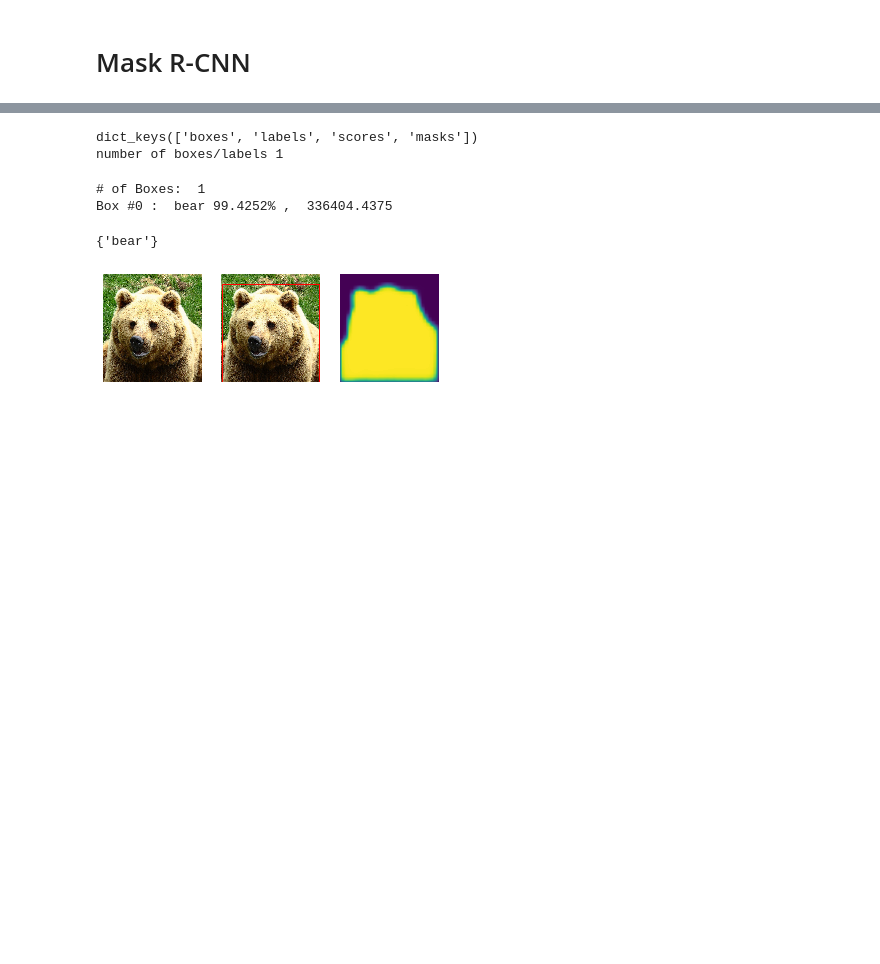
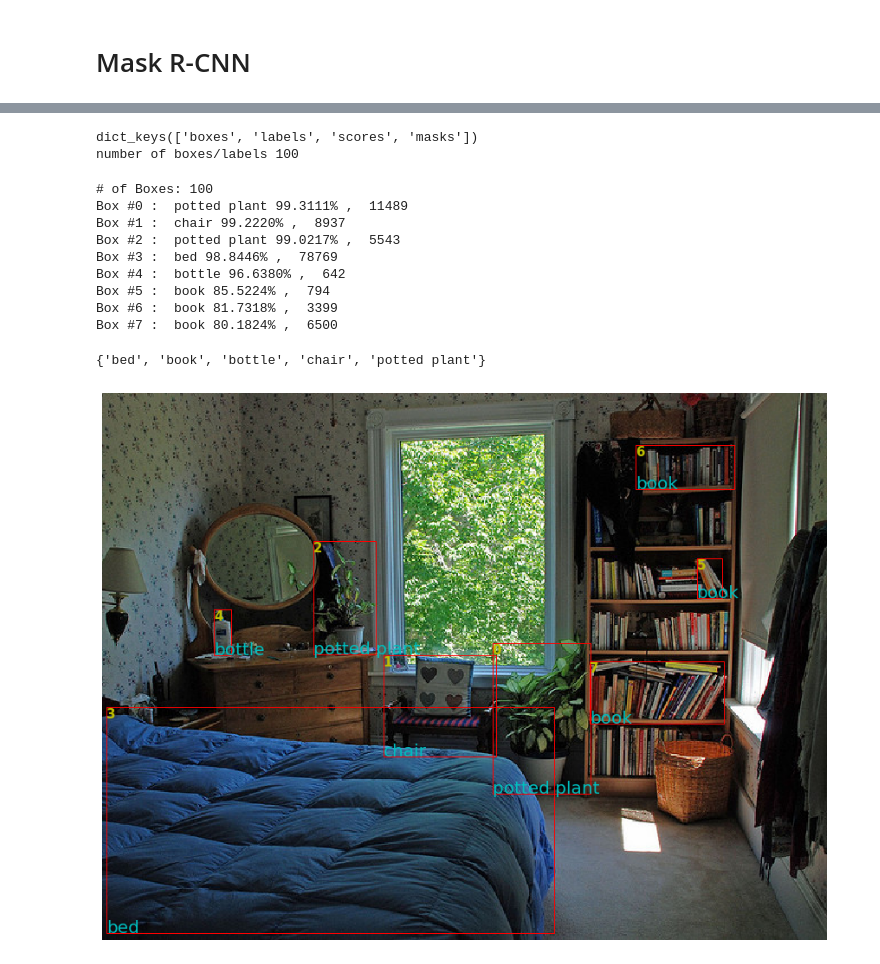
Before and after one commit to hstrohm/ImageSummarization, a Jupyter notebook: maskrcnn.ipynb, the cells around one changed output, grey strips where cells are left out. Cells and saved outputs as stored; diff of their text form; code cells hidden in the pictures; blank space fills up the shorter version.

```diff
--- a/maskrcnn.ipynb
+++ b/maskrcnn.ipynb
@@ -37,5 +46,6 @@ network = torchvision.models.detection.maskrcnn_resnet50_fpn(pretrained=True).to
 network.eval();
 # %%
+# Coco Dataset
 coco_val = torchvision.datasets.CocoDetection("data/val2017", annFile="data/annotations/instances_val2017.json",
                                              transform=transforms.ToTensor())
 
@@ -50,8 +60,8 @@ labels = ['__background__', 'person', 'bicycle', 'car', 'motorcycle', 'airplane'
     'donut', 'cake', 'chair', 'couch', 'potted plant', 'bed', 'N/A', 'dining table',
     'N/A', 'N/A', 'toilet', 'N/A', 'tv', 'laptop', 'mouse', 'remote', 'keyboard', 'cell phone',
     'microwave', 'oven', 'toaster', 'sink', 'refrigerator', 'N/A', 'book',
-    'clock', 'vase', 'scissors', 'teddy bear', 'hair drier', 'toothbrush'
-] # list of labels
+    'clock', 'vase', 'scissors', 'teddy bear', 'hair dryer', 'toothbrush'
+] # list of labels in CocoDetection
 len(labels)
 # %% [output]
 loading annotations into memory...
@@ -81,52 +86,60 @@ torch.Size([3, 480, 640])
 # %%
-j = 1 # which image
+j = 2 # which image
 image = coco_val[j][0].unsqueeze(0).to(device)
-with torch.no_grad(): # to help keep CUDA memory free
+with torch.no_grad(): # to help keep CUDA memory free (hopefully)
     output = network(image)[0]
 print(output.keys())
 print("number of boxes/labels", len(output['labels']))
-
-#output['boxes'][:5]
 # %% [output]
 dict_keys(['boxes', 'labels', 'scores', 'masks'])
-number of boxes/labels 1
+number of boxes/labels 100
 # %%
+score_threshold = 0.75
+
 # plot image with boxes
 to_plot_image = image.cpu().squeeze().numpy().transpose(1, 2, 0)
 scores = output['scores'].cpu()
+length = len(scores)
 
-fig = plt.figure()
-
-# just image
-plt.subplot(1, 3, 1)
+fig = plt.figure(figsize=(15,15))
 plt.imshow(to_plot_image)
 plt.axis('off')
+print('# of Boxes:', len(output['boxes']))
 
-# image & boxes
-plt.subplot(1, 3, 2)
-plt.imshow(to_plot_image)
-plt.axis('off')
-label_list = []
-print('# of Boxes: ', len(output['boxes']))
-for i in range(len(output['boxes'])): # go through each box
-    width = output['boxes'][i][2] - output['boxes'][i][0]
-    height = output['boxes'][i][3] - output['boxes'][i][1]
-    #if height < 10 or width < 10: continue
+# go through each box
+i = 0
+while i < length and scores[i] > score_threshold:
+    box = [output['boxes'][i][j].cpu().item() for j in range(4)] # or output['boxes'][i].cpu()
+    width = box[2] - box[0] # of box
+    height = box[3] - box[1] # of box
+    label = labels[output['labels'][i].item()]
+    #if height < 10 or width < 10 or area < 50: continue
+
     # add a rectangle ((x,y), w, h)
-    fig.get_axes()[1].add_patch(matplotlib.patches.Rectangle((output['boxes'][i][0], output['boxes'][i][1]),
-                                width, height, fill=False, color='r', linewidth=1))
-    label_list.append(labels[output['labels'][i].item()])
-    print('Box #'+ str(i), ": ", labels[output['labels'][i].item()], "{:.4f}".format(scores[i].item()*100)+"%", ", ", (width*height).item()) # print label of box
+    fig.get_axes()[0].add_patch(matplotlib.patches.Rectangle((box[0], box[1]),
+                                                             width, height, fill=False,
+                                                             color='r', linewidth=1))
+    plt.annotate(i, xy=(box[0], box[1]+10), color='y', fontsize=15, fontweight='semibold') # box #
+    plt.annotate(label, xy=(box[0], box[1]+height), color='c', fontsize=20) # box label
 
-# just first mask
-plt.subplot(1, 3, 3)
-plt.imshow(output['masks'][0].cpu().squeeze())
-plt.axis('off')
+    print('Box #'+ str(i), ": ", label,
+              "{:.4f}".format(scores[i].item()*100)+"%", ", ", int(width*height)) # print info of box
+    i += 1
+# end - while
 
-set(label_list) # all different labels
+plt.savefig(os.path.join('pics', 'hi.png')) # make sure you have a pics folder
+
+set([labels[output['labels'][j]] for j in range(i-1)]) # all different labels
 # %% [output]
-# of Boxes:  1
-Box #0 :  bear 99.4252% ,  336404.4375
+# of Boxes: 100
+Box #0 :  potted plant 99.3111% ,  11489
+Box #1 :  chair 99.2220% ,  8937
+Box #2 :  potted plant 99.0217% ,  5543
+Box #3 :  bed 98.8446% ,  78769
+Box #4 :  bottle 96.6380% ,  642
+Box #5 :  book 85.5224% ,  794
+Box #6 :  book 81.7318% ,  3399
+Box #7 :  book 80.1824% ,  6500
-{'bear'}
+{'bed', 'book', 'bottle', 'chair', 'potted plant'}
-[figure, old version]
+[figure, new version]
 # %%
```
Also changed, not shown: parts of 7 cells of this notebook.
